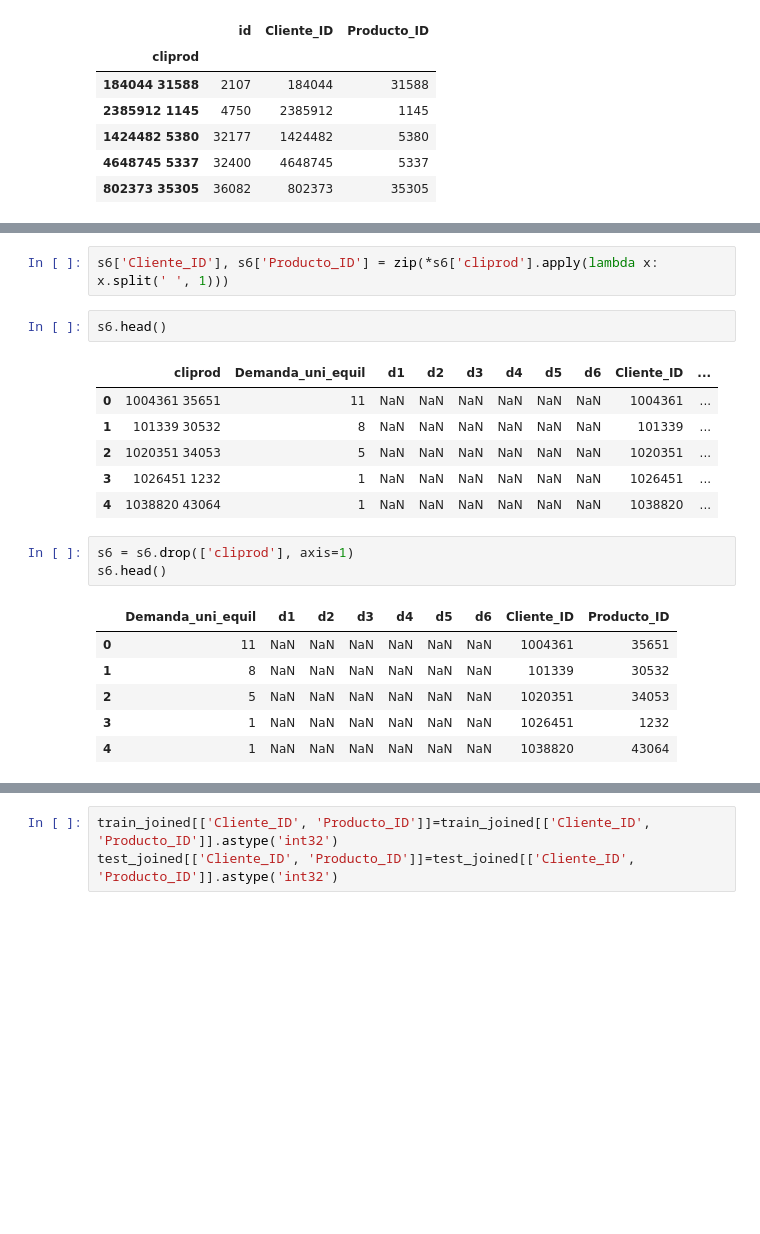
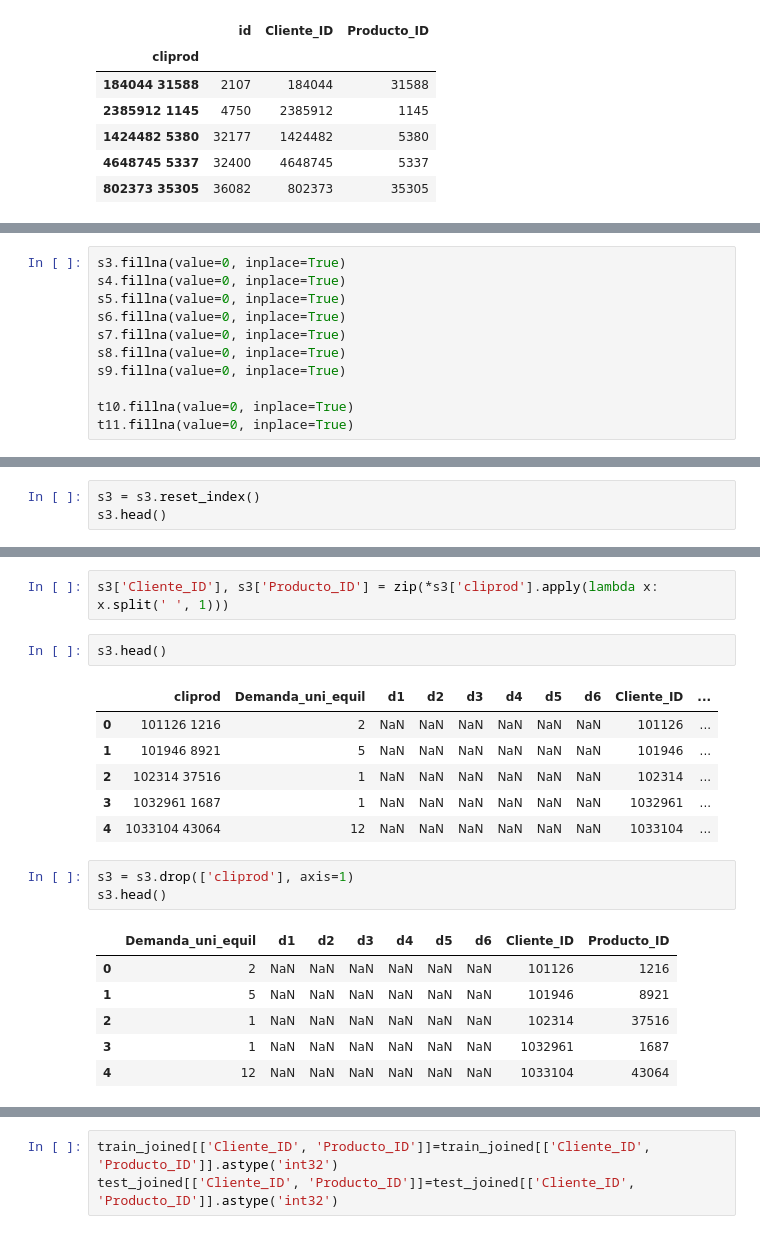
Before and after one commit to berkerkozan/KaggleBimboInventory, a Jupyter notebook: 18 Grouping and time series with more data.ipynb, the cells around one changed output, grey strips where cells are left out. Saved outputs shown, nothing was run; the diff lists cells and outputs as text; blank space fills up the shorter version.

```diff
--- a/18 Grouping and time series with more data.ipynb
+++ b/18 Grouping and time series with more data.ipynb
@@ -249,3 +223,14 @@ s9["d6"]=s3['Demanda_uni_equil']
 
 t10["d6"]=s4['Demanda_uni_equil']
 t11["d6"]=s5['Demanda_uni_equil']
+# %%
+s3.fillna(value=0, inplace=True)
+s4.fillna(value=0, inplace=True)
+s5.fillna(value=0, inplace=True)
+s6.fillna(value=0, inplace=True)
+s7.fillna(value=0, inplace=True)
+s8.fillna(value=0, inplace=True)
+s9.fillna(value=0, inplace=True)
+
+t10.fillna(value=0, inplace=True)
+t11.fillna(value=0, inplace=True)
@@ -281,0 +294,3 @@ s6.head()
+# %%
+s3 = s3.reset_index()
+s3.head()
@@ -282,22 +304,22 @@ s6.head()
 # %%
-s6['Cliente_ID'], s6['Producto_ID'] = zip(*s6['cliprod'].apply(lambda x: x.split(' ', 1)))
+s3['Cliente_ID'], s3['Producto_ID'] = zip(*s3['cliprod'].apply(lambda x: x.split(' ', 1)))
 # %%
-s6.head()
+s3.head()
 # %% [output]
 |  | cliprod | Demanda_uni_equil | d1 | d2 | d3 | d4 | d5 | d6 | Cliente_ID | ... |
-| 0 | 1004361 35651 | 11 | NaN | NaN | NaN | NaN | NaN | NaN | 1004361 | ... |
-| 1 | 101339 30532 | 8 | NaN | NaN | NaN | NaN | NaN | NaN | 101339 | ... |
-| 2 | 1020351 34053 | 5 | NaN | NaN | NaN | NaN | NaN | NaN | 1020351 | ... |
-| 3 | 1026451 1232 | 1 | NaN | NaN | NaN | NaN | NaN | NaN | 1026451 | ... |
-| 4 | 1038820 43064 | 1 | NaN | NaN | NaN | NaN | NaN | NaN | 1038820 | ... |
+| 0 | 101126 1216 | 2 | NaN | NaN | NaN | NaN | NaN | NaN | 101126 | ... |
+| 1 | 101946 8921 | 5 | NaN | NaN | NaN | NaN | NaN | NaN | 101946 | ... |
+| 2 | 102314 37516 | 1 | NaN | NaN | NaN | NaN | NaN | NaN | 102314 | ... |
+| 3 | 1032961 1687 | 1 | NaN | NaN | NaN | NaN | NaN | NaN | 1032961 | ... |
+| 4 | 1033104 43064 | 12 | NaN | NaN | NaN | NaN | NaN | NaN | 1033104 | ... |
 # %%
-s6 = s6.drop(['cliprod'], axis=1)
-s6.head()
+s3 = s3.drop(['cliprod'], axis=1)
+s3.head()
 # %% [output]
 |  | Demanda_uni_equil | d1 | d2 | d3 | d4 | d5 | d6 | Cliente_ID | Producto_ID |
-| 0 | 11 | NaN | NaN | NaN | NaN | NaN | NaN | 1004361 | 35651 |
-| 1 | 8 | NaN | NaN | NaN | NaN | NaN | NaN | 101339 | 30532 |
-| 2 | 5 | NaN | NaN | NaN | NaN | NaN | NaN | 1020351 | 34053 |
-| 3 | 1 | NaN | NaN | NaN | NaN | NaN | NaN | 1026451 | 1232 |
-| 4 | 1 | NaN | NaN | NaN | NaN | NaN | NaN | 1038820 | 43064 |
+| 0 | 2 | NaN | NaN | NaN | NaN | NaN | NaN | 101126 | 1216 |
+| 1 | 5 | NaN | NaN | NaN | NaN | NaN | NaN | 101946 | 8921 |
+| 2 | 1 | NaN | NaN | NaN | NaN | NaN | NaN | 102314 | 37516 |
+| 3 | 1 | NaN | NaN | NaN | NaN | NaN | NaN | 1032961 | 1687 |
+| 4 | 12 | NaN | NaN | NaN | NaN | NaN | NaN | 1033104 | 43064 |
 # %%
```
Also changed, not shown: parts of 19 cells of this notebook, 2 other files.
